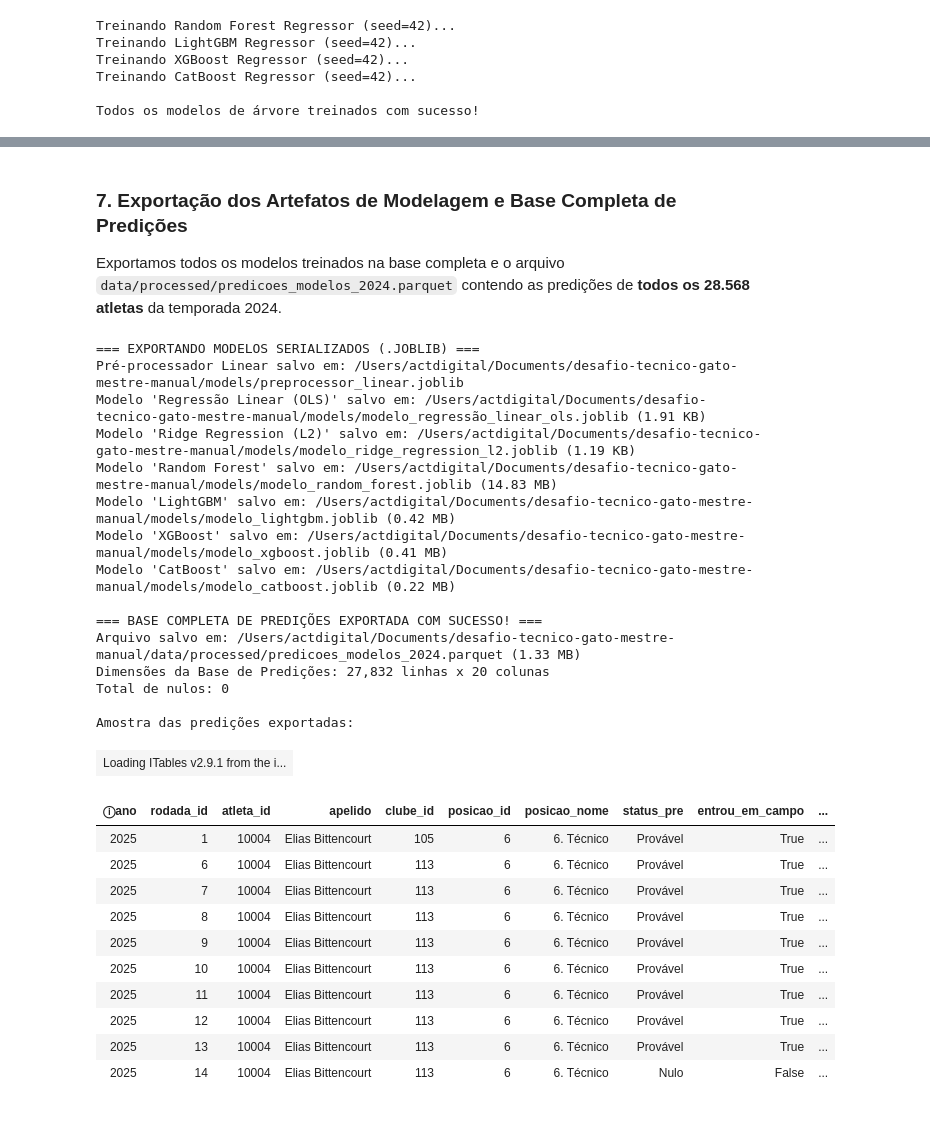
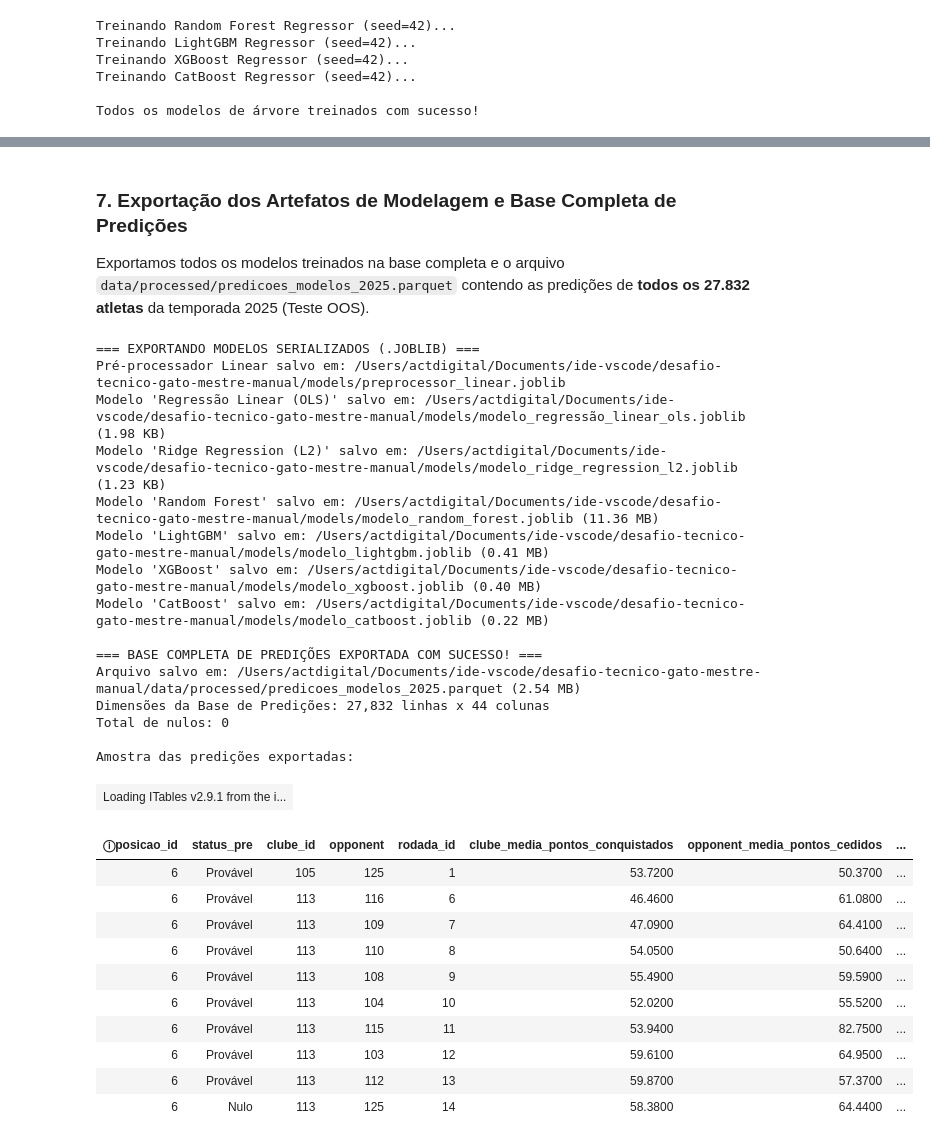
Before and after one commit to mromaoro/desafio-tecnico-gato-mestre-manual, a Jupyter notebook: notebooks/04_modelagem_e_validacao.ipynb, the cells around one changed output, grey strips where cells are left out. Saved outputs shown, nothing was run; the diff lists cells and outputs as text; code cells hidden in the pictures.

Commit message:
feat(modeling): implementar alavanca 2, sanear data leakage e finalizar notebook 04 com modelo lightgbm

```diff
--- a/notebooks/04_modelagem_e_validacao.ipynb
+++ b/notebooks/04_modelagem_e_validacao.ipynb
@@ -153,18 +166,27 @@ Modelos lineares assumem aditividade e são altamente sensíveis a distâncias m
 # %%
-cat_cols_linear = ["posicao_id", "status_pre", "status_inicial", "clube_id", "opponent"]
+# 1. Definição das Variáveis Preditoras Válidas Pré-Jogo (ZERO Data Leakage)
+cat_cols_linear = ["posicao_id", "status_pre", "clube_id", "opponent"]
 bin_cols_linear = ["home_dummy", "is_inicio_temporada", "participou_lag1"]
 num_cols_linear = [
-    "rodada_id", "preco_num", "variacao_num", "media_num", "jogos_num",
-    "clube_media_pontos_conquistados", "opponent_media_pontos_cedidos",
+    "rodada_id", "clube_media_pontos_conquistados", "opponent_media_pontos_cedidos",
     "progresso_campeonato", "taxa_participacao_3j", "minutos_medios_3j",
-    "pontos_lag1", "media_pontos_3j", "desvio_pontos_3j", "media_scouts_volume_3j",
-    "momentum_preco_3j", "roi_recente_3j", "estabilidade_11_titular_clube",
-    "fator_alavancagem_confronto", "potencial_esperado_atleta",
-    "indice_favoritismo_mando", "volume_esperado_partida",
-    "diff_forca_confronto", "score_risco_rotacao"
+    "pontos_lag1", "media_pontos_3j", "desvio_pontos_3j", "media_acumulada_pre",
+    "media_scouts_volume_3j", "preco_mercado_pre", "momentum_preco_3j",
+    "roi_recente_3j", "estabilidade_11_titular_clube", "fator_alavancagem_confronto",
+    "potencial_esperado_atleta", "indice_favoritismo_mando", "volume_esperado_partida",
+    "diff_forca_confronto", "score_risco_rotacao", "media_desarmes_3j",
+    "media_finalizacoes_3j", "taxa_participacao_gols_5j",
+    "score_risco_disciplinar_5j", "taxa_defesas_por_jogo_3j",
+    "taxa_conversao_gols_5j", "diff_preco_posicao_pre", "expectativa_gols_time",
+    "potencial_sg_defesa"
 ]
 
 feature_cols_all = cat_cols_linear + num_cols_linear + bin_cols_linear
+
+print(f"Total de Variáveis na Base Carregada: {df_features.shape[1]}")
+print(f"Total de Features Preditoras Utilizadas: {len(feature_cols_all)} "
+      f"(Categóricas: {len(cat_cols_linear)}, Numéricas: {len(num_cols_linear)}, Binárias: {len(bin_cols_linear)})")
+print("Prevenção a Data Leakage: Todas as features são pré-jogo ou defasadas (lags / médias móveis).")
 
 # Pipeline de Pré-processamento Linear (Fit no Treino, Transform em Val/Test)
 preprocessor_linear = ColumnTransformer(
@@ -189,7 +211,8 @@ X_train_lin = preprocessor_linear.fit_transform(X_train_raw)
 X_val_lin = preprocessor_linear.transform(X_val_raw)
 X_test_lin = preprocessor_linear.transform(X_test_raw)
 
-print(f"Matriz Linear X_train: {X_train_lin.shape} | y_train: {len(y_train):,}")
+print(f"\nMatriz Linear X_train: {X_train_lin.shape} | y_train: {len(y_train):,}")
+print(f"Matriz Linear X_val:   {X_val_lin.shape}   | y_val:   {len(y_val):,}")
 print(f"Matriz Linear X_test:  {X_test_lin.shape}  | y_test:  {len(y_test):,}")
 
 # 2. Treinamento dos Modelos Lineares
@@ -685,7 +547,7 @@ plt.show()
 # %% [markdown]
 ### 7. Exportação dos Artefatos de Modelagem e Base Completa de Predições
 
-Exportamos todos os modelos treinados na base completa e o arquivo `data/processed/predicoes_modelos_2024.parquet` contendo as predições de **todos os 28.568 atletas** da temporada 2024.
+Exportamos todos os modelos treinados na base completa e o arquivo `data/processed/predicoes_modelos_2025.parquet` contendo as predições de **todos os 27.832 atletas** da temporada 2025 (Teste OOS).
 # %%
 print("=== EXPORTANDO MODELOS SERIALIZADOS (.JOBLIB) ===")
 
@@ -701,56 +563,53 @@ for nome, mod in modelos_lineares.items():
     print(f"Modelo '{nome}' salvo em: {caminho} ({caminho.stat().st_size / 1024:.2f} KB)")
 
 # Salva Modelos de Árvore
 for nome, mod in modelos_arvores.items():
     slug = nome.lower().replace(" ", "_")
     caminho = MODELS_DIR / f"modelo_{slug}.joblib"
     joblib.dump(mod, caminho)
     print(f"Modelo '{nome}' salvo em: {caminho} ({caminho.stat().st_size / (1024*1024):.2f} MB)")
 
-# Montagem e Exportação da Base Completa de Predições do Teste (Safra 2024: 28.568 linhas)
-df_predicoes_export = df_features[test_mask][[
-    "ano", "rodada_id", "atleta_id", "apelido", "clube_id", "posicao_id", "posicao_nome",
-    "status_pre", "entrou_em_campo", "preco_num", "home_dummy", "opponent", "pontos_num"
-]].copy()
+# Montagem e Exportação da Base Completa de Predições do Teste (Safra 2025: 27.832 linhas)
+df_predicoes_export = df_features[test_mask][feature_cols_all].copy()
 
 for k, v in predicoes_dict.items():
     if k != "y_real":
         df_predicoes_export[k] = v
 
-CAMINHO_PREDICOES_PARQUET = DATA_PROCESSED_DIR / "predicoes_modelos_2024.parquet"
+CAMINHO_PREDICOES_PARQUET = DATA_PROCESSED_DIR / "predicoes_modelos_2025.parquet"
 df_predicoes_export.to_parquet(CAMINHO_PREDICOES_PARQUET, index=False)
 
 print("\n=== BASE COMPLETA DE PREDIÇÕES EXPORTADA COM SUCESSO! ===")
 print(f"Arquivo salvo em: {CAMINHO_PREDICOES_PARQUET} ({CAMINHO_PREDICOES_PARQUET.stat().st_size / (1024*1024):.2f} MB)")
 print(f"Dimensões da Base de Predições: {df_predicoes_export.shape[0]:,} linhas x {df_predicoes_export.shape[1]} colunas")
 print(f"Total de nulos: {df_predicoes_export.isna().sum().sum()}")
 print("\nAmostra das predições exportadas:")
 display(df_predicoes_export.head(10))
 # %% [output]
 === EXPORTANDO MODELOS SERIALIZADOS (.JOBLIB) ===
-Pré-processador Linear salvo em: /Users/actdigital/Documents/desafio-tecnico-gato-mestre-manual/models/preprocessor_linear.joblib
-Modelo 'Regressão Linear (OLS)' salvo em: /Users/actdigital/Documents/desafio-tecnico-gato-mestre-manual/models/modelo_regressão_linear_ols.joblib (1.91 KB)
-Modelo 'Ridge Regression (L2)' salvo em: /Users/actdigital/Documents/desafio-tecnico-gato-mestre-manual/models/modelo_ridge_regression_l2.joblib (1.19 KB)
-Modelo 'Random Forest' salvo em: /Users/actdigital/Documents/desafio-tecnico-gato-mestre-manual/models/modelo_random_forest.joblib (14.83 MB)
-Modelo 'LightGBM' salvo em: /Users/actdigital/Documents/desafio-tecnico-gato-mestre-manual/models/modelo_lightgbm.joblib (0.42 MB)
-Modelo 'XGBoost' salvo em: /Users/actdigital/Documents/desafio-tecnico-gato-mestre-manual/models/modelo_xgboost.joblib (0.41 MB)
-Modelo 'CatBoost' salvo em: /Users/actdigital/Documents/desafio-tecnico-gato-mestre-manual/models/modelo_catboost.joblib (0.22 MB)
+Pré-processador Linear salvo em: /Users/actdigital/Documents/ide-vscode/desafio-tecnico-gato-mestre-manual/models/preprocessor_linear.joblib
+Modelo 'Regressão Linear (OLS)' salvo em: /Users/actdigital/Documents/ide-vscode/desafio-tecnico-gato-mestre-manual/models/modelo_regressão_linear_ols.joblib (1.98 KB)
+Modelo 'Ridge Regression (L2)' salvo em: /Users/actdigital/Documents/ide-vscode/desafio-tecnico-gato-mestre-manual/models/modelo_ridge_regression_l2.joblib (1.23 KB)
+Modelo 'Random Forest' salvo em: /Users/actdigital/Documents/ide-vscode/desafio-tecnico-gato-mestre-manual/models/modelo_random_forest.joblib (11.36 MB)
+Modelo 'LightGBM' salvo em: /Users/actdigital/Documents/ide-vscode/desafio-tecnico-gato-mestre-manual/models/modelo_lightgbm.joblib (0.41 MB)
+Modelo 'XGBoost' salvo em: /Users/actdigital/Documents/ide-vscode/desafio-tecnico-gato-mestre-manual/models/modelo_xgboost.joblib (0.40 MB)
+Modelo 'CatBoost' salvo em: /Users/actdigital/Documents/ide-vscode/desafio-tecnico-gato-mestre-manual/models/modelo_catboost.joblib (0.22 MB)
 
 === BASE COMPLETA DE PREDIÇÕES EXPORTADA COM SUCESSO! ===
-Arquivo salvo em: /Users/actdigital/Documents/desafio-tecnico-gato-mestre-manual/data/processed/predicoes_modelos_2024.parquet (1.33 MB)
-Dimensões da Base de Predições: 27,832 linhas x 20 colunas
+Arquivo salvo em: /Users/actdigital/Documents/ide-vscode/desafio-tecnico-gato-mestre-manual/data/processed/predicoes_modelos_2025.parquet (2.54 MB)
+Dimensões da Base de Predições: 27,832 linhas x 44 colunas
 Total de nulos: 0
 
 Amostra das predições exportadas:
 | Loading ITables v2.9.1 from the i... |
-| ⓘano | rodada_id | atleta_id | apelido | clube_id | posicao_id | posicao_nome | status_pre | entrou_em_campo | ... |
-| 2025 | 1 | 10004 | Elias Bittencourt | 105 | 6 | 6. Técnico | Provável | True | ... |
-| 2025 | 6 | 10004 | Elias Bittencourt | 113 | 6 | 6. Técnico | Provável | True | ... |
-| 2025 | 7 | 10004 | Elias Bittencourt | 113 | 6 | 6. Técnico | Provável | True | ... |
-| 2025 | 8 | 10004 | Elias Bittencourt | 113 | 6 | 6. Técnico | Provável | True | ... |
-| 2025 | 9 | 10004 | Elias Bittencourt | 113 | 6 | 6. Técnico | Provável | True | ... |
-| 2025 | 10 | 10004 | Elias Bittencourt | 113 | 6 | 6. Técnico | Provável | True | ... |
-| 2025 | 11 | 10004 | Elias Bittencourt | 113 | 6 | 6. Técnico | Provável | True | ... |
-| 2025 | 12 | 10004 | Elias Bittencourt | 113 | 6 | 6. Técnico | Provável | True | ... |
-| 2025 | 13 | 10004 | Elias Bittencourt | 113 | 6 | 6. Técnico | Provável | True | ... |
-| 2025 | 14 | 10004 | Elias Bittencourt | 113 | 6 | 6. Técnico | Nulo | False | ... |
+| ⓘposicao_id | status_pre | clube_id | opponent | rodada_id | clube_media_pontos_conquistados | opponent_media_pontos_cedidos | ... |
+| 6 | Provável | 105 | 125 | 1 | 53.7200 | 50.3700 | ... |
+| 6 | Provável | 113 | 116 | 6 | 46.4600 | 61.0800 | ... |
+| 6 | Provável | 113 | 109 | 7 | 47.0900 | 64.4100 | ... |
+| 6 | Provável | 113 | 110 | 8 | 54.0500 | 50.6400 | ... |
+| 6 | Provável | 113 | 108 | 9 | 55.4900 | 59.5900 | ... |
+| 6 | Provável | 113 | 104 | 10 | 52.0200 | 55.5200 | ... |
+| 6 | Provável | 113 | 115 | 11 | 53.9400 | 82.7500 | ... |
+| 6 | Provável | 113 | 103 | 12 | 59.6100 | 64.9500 | ... |
+| 6 | Provável | 113 | 112 | 13 | 59.8700 | 57.3700 | ... |
+| 6 | Nulo | 113 | 125 | 14 | 58.3800 | 64.4400 | ... |
```
Also changed, not shown: parts of 21 cells of this notebook, 12 other files.
